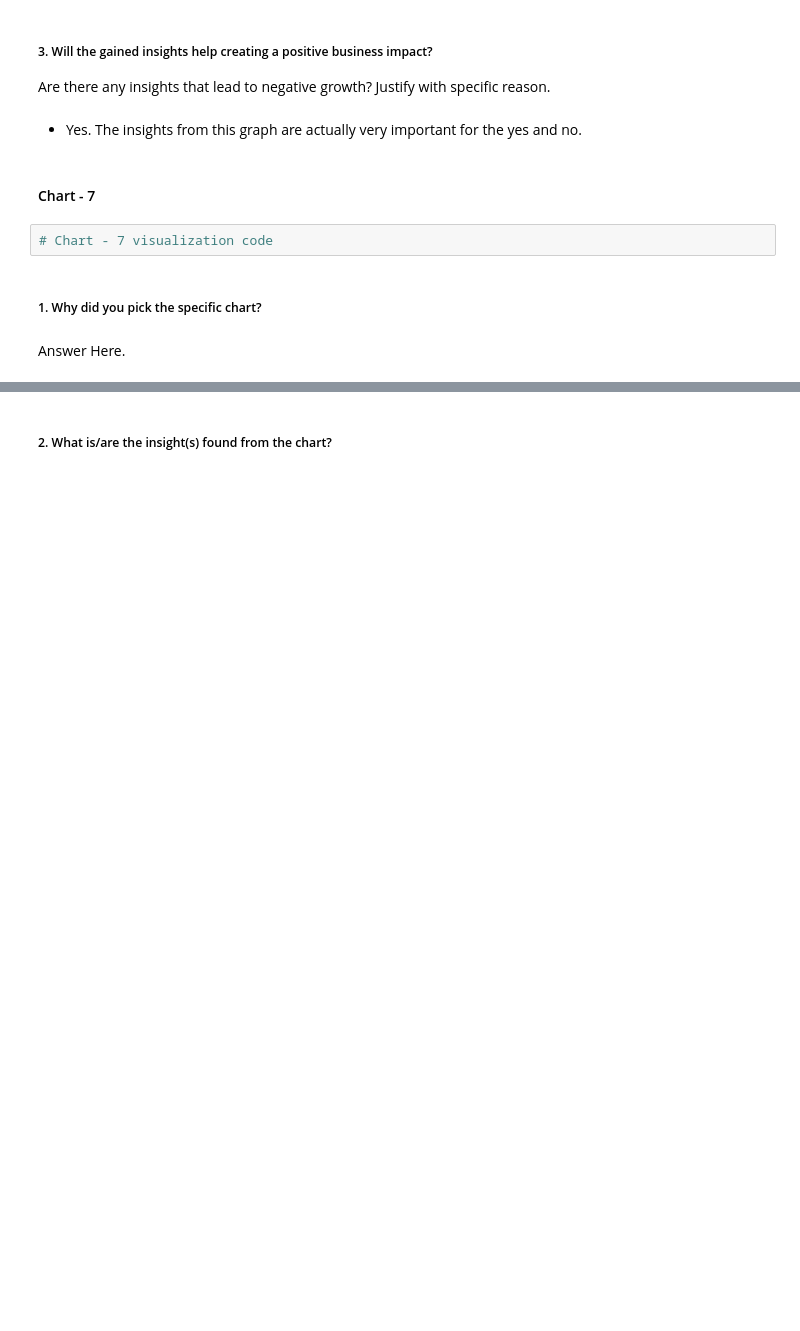
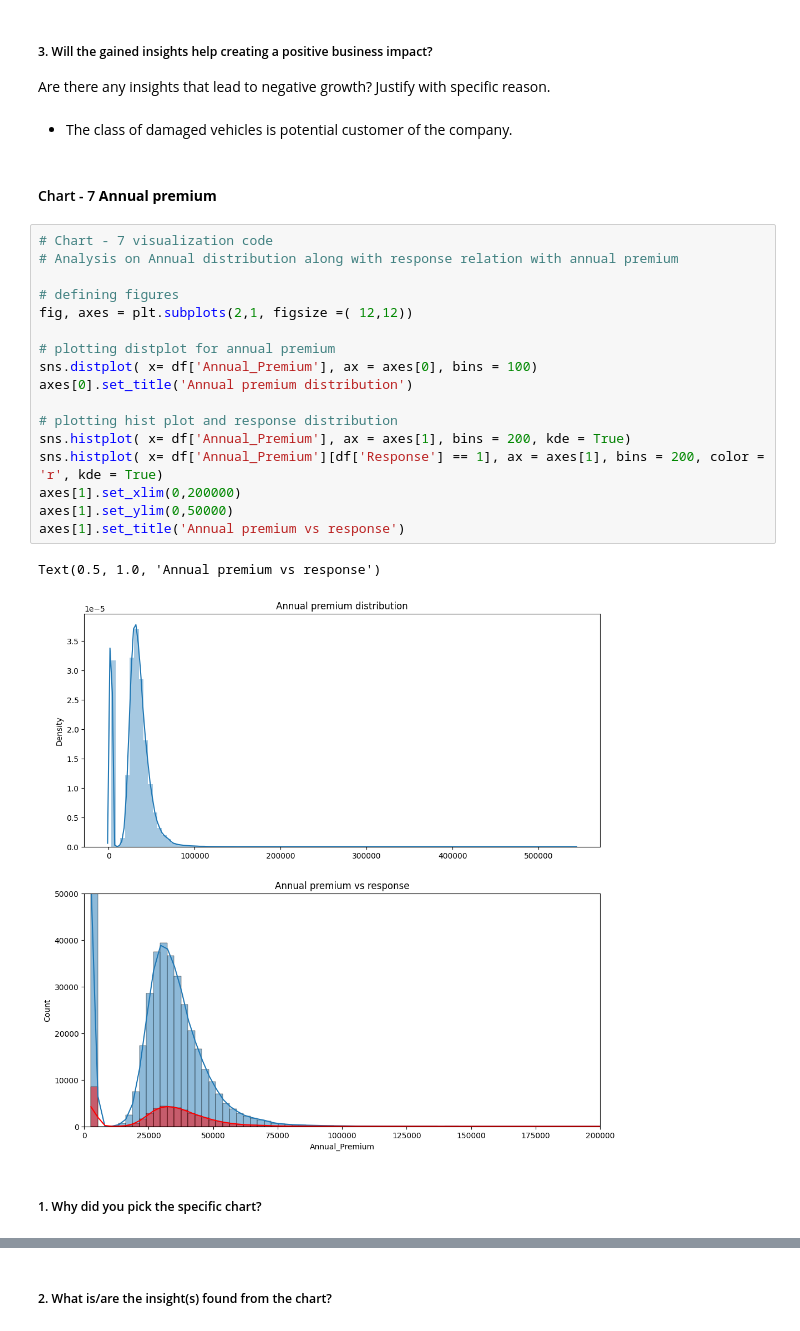
Before and after one commit to Kalpesh-Nandedkar/HEALTH-INSURANCE-CROSS-SELL-PREDICTION, a Jupyter notebook: HEALTH_INSURANCE_CROSS_SELL_PREDICTION.ipynb, the cells around one changed output, grey strips where cells are left out. Saved outputs shown, nothing was run; the diff lists cells and outputs as text; blank space fills up the shorter version.

```diff
--- a/HEALTH_INSURANCE_CROSS_SELL_PREDICTION.ipynb
+++ b/HEALTH_INSURANCE_CROSS_SELL_PREDICTION.ipynb
@@ -573,13 +574,29 @@ pd.DataFrame(df['Vehicle_Damage'].value_counts())
 # %% [markdown]
 ##### 3. Will the gained insights help creating a positive business impact?
 Are there any insights that lead to negative growth? Justify with specific reason.
-# %% [markdown]
-* Yes. The insights from this graph are actually very important for the yes and no.
+# %% [markdown]
+* The class of damaged vehicles is potential customer of the company.
 # %% [markdown]
-#### Chart - 7
+#### Chart - 7 **Annual premium**
-# %%
-# Chart - 7 visualization code
+# %%
+# Chart - 7 visualization code
+# Analysis on Annual distribution along with response relation with annual premium
+
+# defining figures
+fig, axes = plt.subplots(2,1, figsize =( 12,12))
+
+# plotting distplot for annual premium
+sns.distplot( x= df['Annual_Premium'], ax = axes[0], bins = 100)
+axes[0].set_title('Annual premium distribution')
+
+# plotting hist plot and response distribution
+sns.histplot( x= df['Annual_Premium'], ax = axes[1], bins = 200, kde = True)
+sns.histplot( x= df['Annual_Premium'][df['Response'] == 1], ax = axes[1], bins = 200, color = 'r', kde = True)
+axes[1].set_xlim(0,200000)
+axes[1].set_ylim(0,50000)
+axes[1].set_title('Annual premium vs response')
+# %% [output]
+Text(0.5, 1.0, 'Annual premium vs response')
+[figure, added]
 # %% [markdown]
 ##### 1. Why did you pick the specific chart?
-# %% [markdown]
-Answer Here.
```
Also changed, not shown: parts of 67 cells of this notebook.
